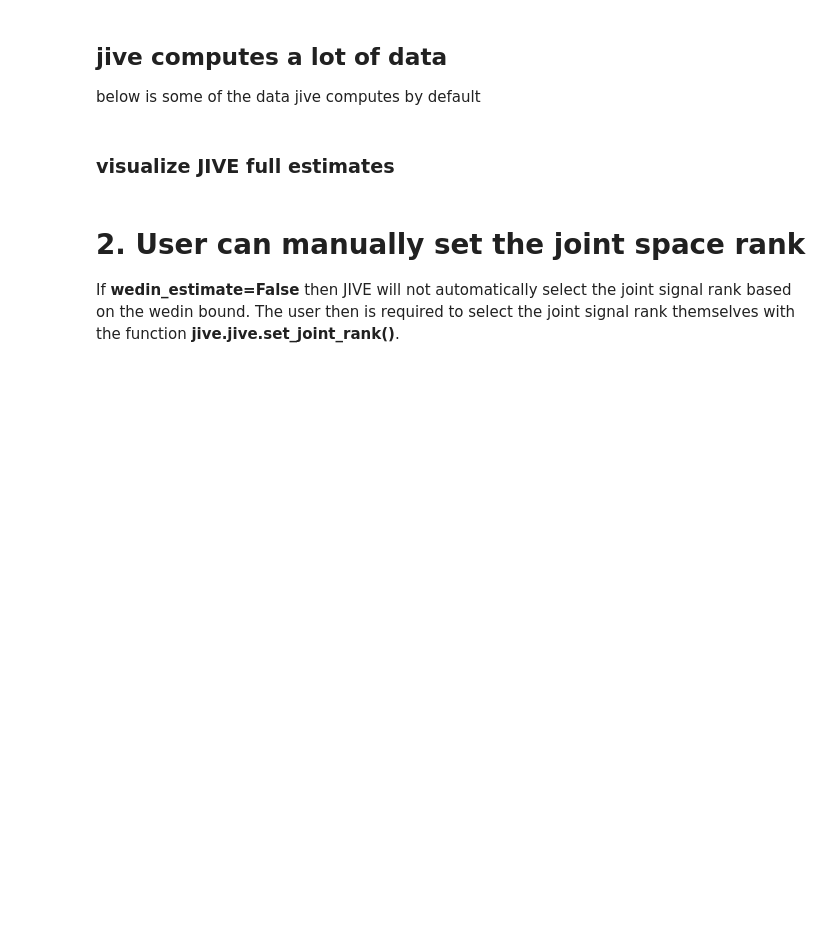
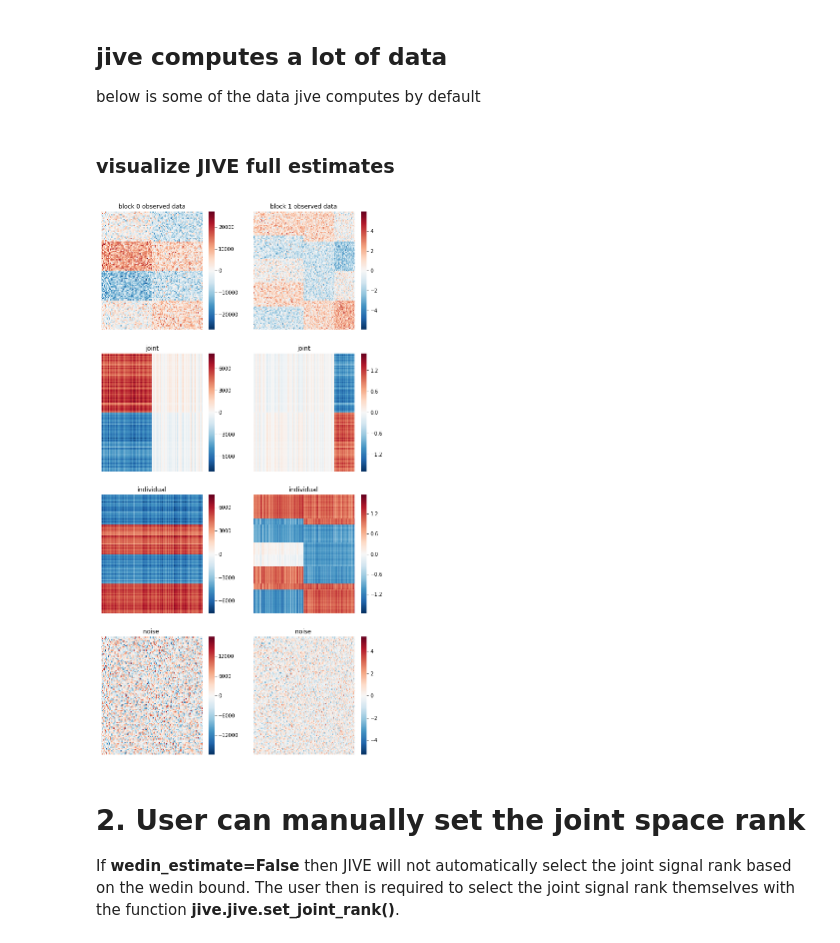
Before and after one commit to idc9/py_jive, a Jupyter notebook: doc/jive_demo.ipynb, the cells around one changed output. Saved outputs shown, nothing was run; the diff lists cells and outputs as text; code cells hidden in the pictures; blank space fills up the shorter version.

```diff
--- a/doc/jive_demo.ipynb
+++ b/doc/jive_demo.ipynb
@@ -92,3 +94,10 @@ plot_jive_full_estimates(jive)
+# %%
+# get full block estimats (I, J, E)
+full_block_estimates = jive.get_block_full_estimates()
+
+plot_jive_full_estimates(full_block_estimates, blocks)
+# %% [output]
+[figure, added]
 # %% [markdown]
 # 2. User can manually set the joint space rank
 
```
Also changed, not shown: parts of 22 cells of this notebook, 6 other files.
